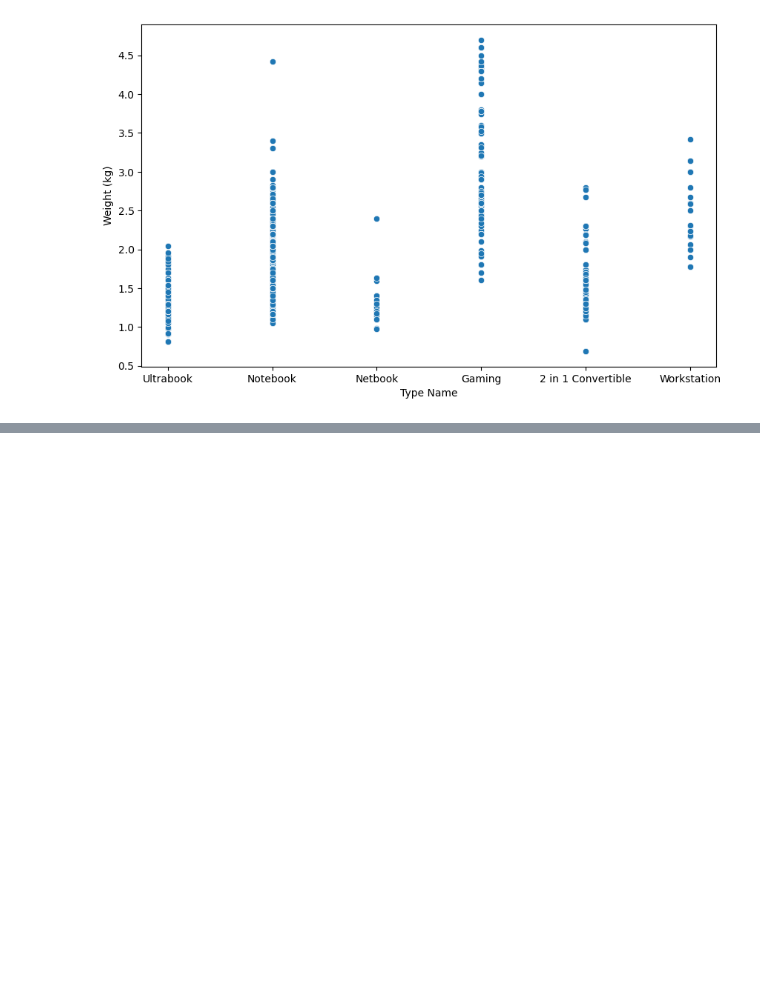
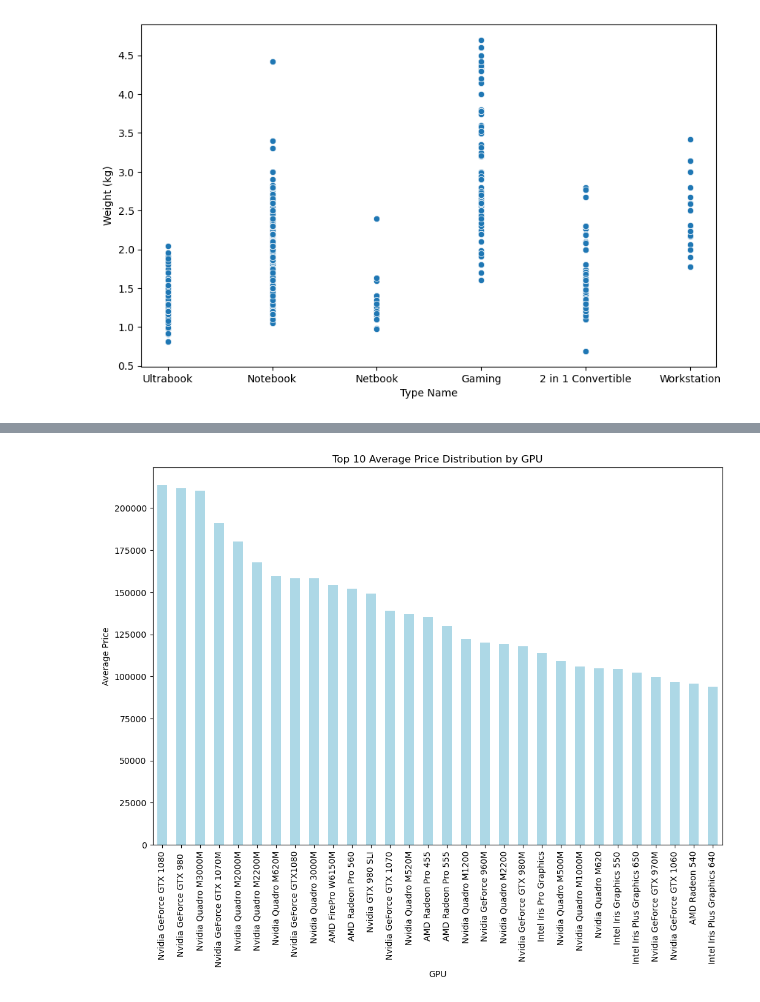
Before and after one commit to LukaAbramovic775/LaptopDataset, a Jupyter notebook: LaptopPrices.ipynb, the cells around one changed output, grey strips where cells are left out. Cells and saved outputs as stored; diff of their text form; code cells hidden in the pictures; blank space fills up the shorter version.

```diff
--- a/LaptopPrices.ipynb
+++ b/LaptopPrices.ipynb
@@ -239,0 +275,14 @@ plt.show()
+# %%
+average_prices_gpu = df.groupby('Gpu')['Price'].mean().sort_values(ascending=False)
+
+top_10_average_prices_gpu = average_prices_gpu.head(30)
+
+plt.figure(figsize=(12, 8))
+top_10_average_prices_gpu.plot(kind='bar', color='lightblue')
+plt.title('Top 10 Average Price Distribution by GPU')
+plt.xlabel('GPU')
+plt.ylabel('Average Price')
+plt.xticks(rotation=90)
+plt.show()
+# %% [output]
+[figure, added]
```
Also changed, not shown: parts of 3 cells of this notebook.
